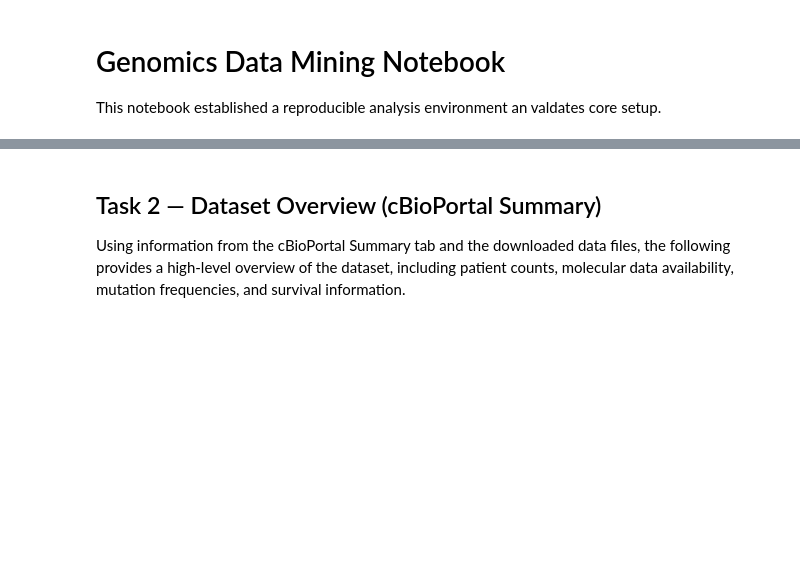
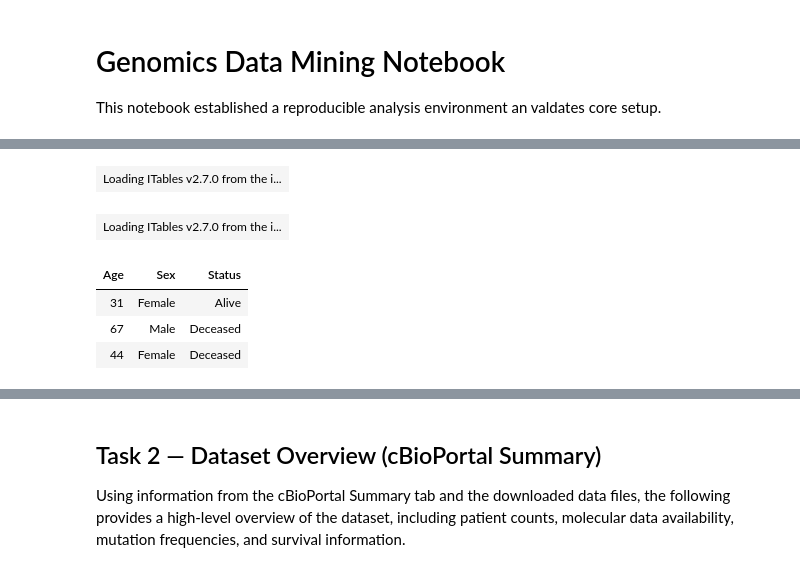
Before and after one commit to Bijans-Projects/genomics-data-mining, a Jupyter notebook: notebooks/analysis.ipynb, the cells around one changed output, grey strips where cells are left out. Drawn from its saved outputs; the diff is of its cells as text; code cells hidden in the pictures; blank space fills up the shorter version.

```diff
--- a/notebooks/analysis.ipynb
+++ b/notebooks/analysis.ipynb
@@ -267,0 +360,49 @@ Extraction complete.
+# %%
+import pandas as pd
+
+df = pd.DataFrame({
+    "Age": [31, 67, 44],
+    "Sex": ["Female", "Male", "Female"],
+    "Status": ["Alive", "Deceased", "Deceased"]
+})
+
+df
+# %% [output]
+| Loading ITables v2.7.0 from the i... |
+# %%
+df2 = pd.DataFrame({
+    '<span title="Age at diagnosis in years">Age</span>': [31, 67, 44],
+    '<span title="Biological sex">Sex</span>': ["Female", "Male", "Female"],
+    '<span title="Vital status at last follow-up">Status</span>': ["Alive", "Deceased", "Deceased"]
+})
+
+df2
+# %% [output]
+| Loading ITables v2.7.0 from the i... |
+# %%
+df3 = pd.DataFrame({
+    "Age": [
+        '<span title="Age at diagnosis in years">31</span>',
+        '<span title="Age at diagnosis in years">67</span>',
+        '<span title="Age at diagnosis in years">44</span>',
+    ],
+    "Sex": [
+        '<span title="Biological sex">Female</span>',
+        '<span title="Biological sex">Male</span>',
+        '<span title="Biological sex">Female</span>',
+    ],
+    "Status": [
+        '<span title="Vital status at last follow-up">Alive</span>',
+        '<span title="Vital status at last follow-up">Deceased</span>',
+        '<span title="Vital status at last follow-up">Deceased</span>',
+    ],
+})
+
+from IPython.display import HTML
+
+HTML(df3.to_html(escape=False, index=False))
+# %% [output]
+| Age | Sex | Status |
+| 31 | Female | Alive |
+| 67 | Male | Deceased |
+| 44 | Female | Deceased |
```
Also changed, not shown: parts of 18 cells of this notebook, 21 other files.
